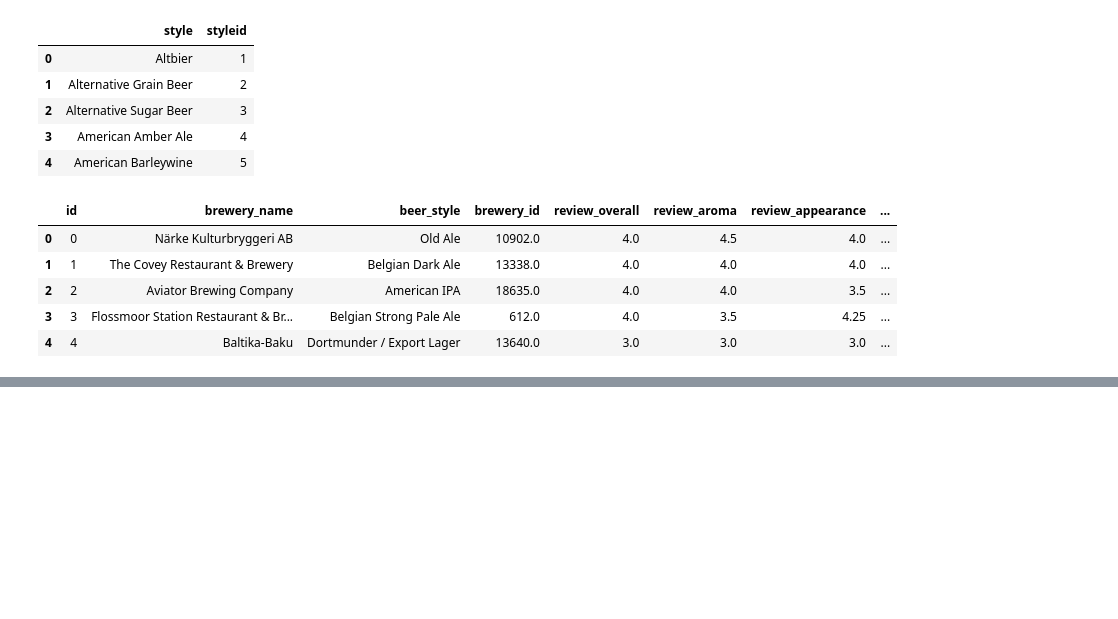
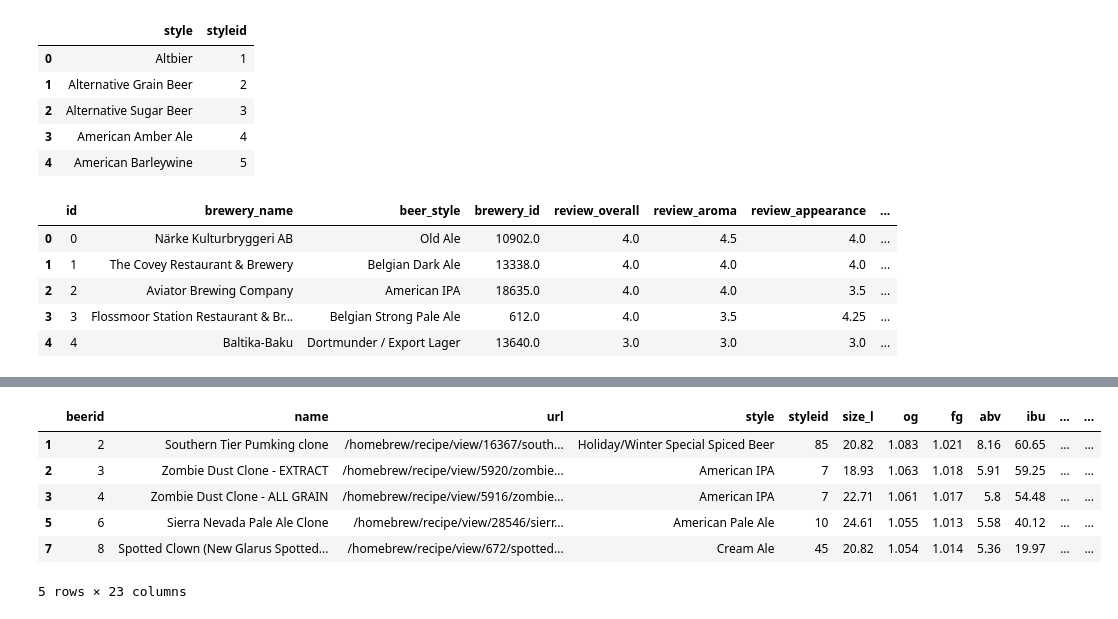
Before and after one commit to chase-dalton/Das-Boot-Brew-Review, a Jupyter notebook: Machine_learning/beer_reviews_ML.ipynb, the cells around one changed output, grey strips where cells are left out. Saved outputs shown, nothing was run; the diff lists cells and outputs as text; code cells hidden in the pictures; blank space fills up the shorter version.

Commit message:
finding beer clone recipes for name brand beers

```diff
--- a/Machine_learning/beer_reviews_ML.ipynb
+++ b/Machine_learning/beer_reviews_ML.ipynb
@@ -90,0 +134,12 @@ conn.close()
+# %%
+# Can I find all the rows that are "clones" of a beer for which we have information?
+clone_df = recipes_df[recipes_df["name"].str.contains("Clone|clone")]
+clone_df.head()
+# %% [output]
+|  | beerid | name | url | style | styleid | size_l | og | fg | abv | ibu | ... | ... |
+| 1 | 2 | Southern Tier Pumking clone | /homebrew/recipe/view/16367/south... | Holiday/Winter Special Spiced Beer | 85 | 20.82 | 1.083 | 1.021 | 8.16 | 60.65 | ... | ... |
+| 2 | 3 | Zombie Dust Clone - EXTRACT | /homebrew/recipe/view/5920/zombie... | American IPA | 7 | 18.93 | 1.063 | 1.018 | 5.91 | 59.25 | ... | ... |
+| 3 | 4 | Zombie Dust Clone - ALL GRAIN | /homebrew/recipe/view/5916/zombie... | American IPA | 7 | 22.71 | 1.061 | 1.017 | 5.8 | 54.48 | ... | ... |
+| 5 | 6 | Sierra Nevada Pale Ale Clone | /homebrew/recipe/view/28546/sierr... | American Pale Ale | 10 | 24.61 | 1.055 | 1.013 | 5.58 | 40.12 | ... | ... |
+| 7 | 8 | Spotted Clown (New Glarus Spotted... | /homebrew/recipe/view/672/spotted... | Cream Ale | 45 | 20.82 | 1.054 | 1.014 | 5.36 | 19.97 | ... | ... |
+5 rows × 23 columns
```
Also changed, not shown: parts of 25 cells of this notebook, 1 other file.
